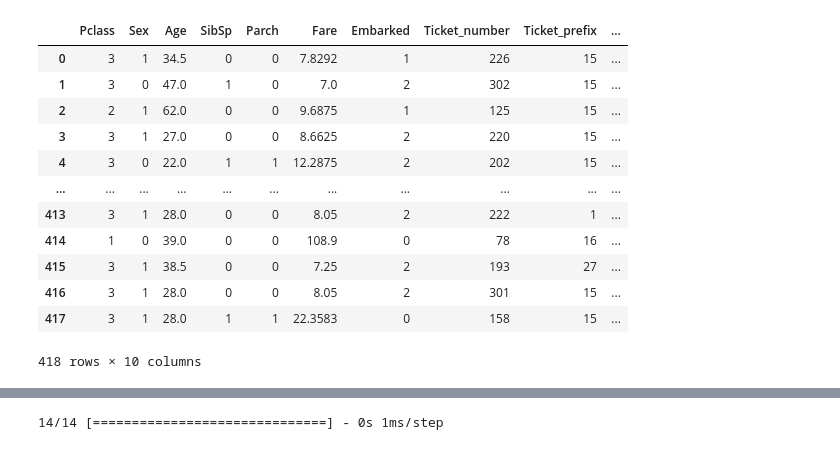
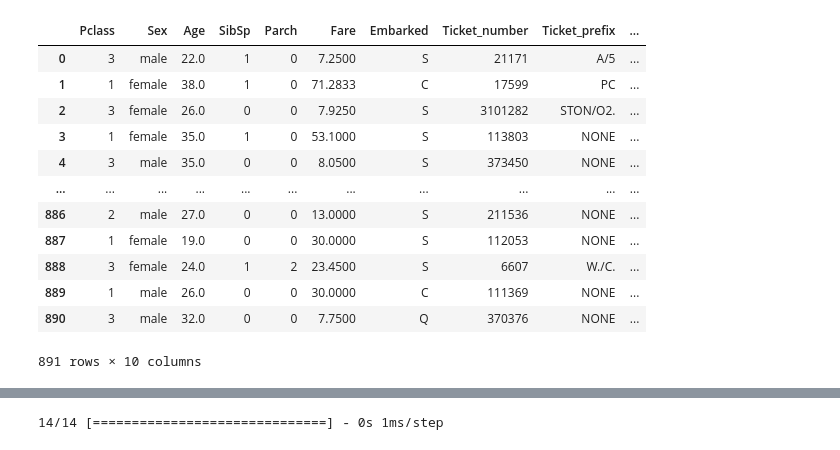
Before and after one commit to Mohamad-fcz/kaggle, a Jupyter notebook: Titanic - Machine Learning from Disaster/TensorFlow Decision Forests.ipynb, the cells around one changed output, grey strips where cells are left out. Drawn from its saved outputs; the diff is of its cells as text; code cells hidden in the pictures.

```diff
--- a/Titanic - Machine Learning from Disaster/TensorFlow Decision Forests.ipynb
+++ b/Titanic - Machine Learning from Disaster/TensorFlow Decision Forests.ipynb
@@ -200,16 +140,16 @@ X
-# %%
-X_test
-# %% [output]
-|  | Pclass | Sex | Age | SibSp | Parch | Fare | Embarked | Ticket_number | Ticket_prefix | ... |
-| 0 | 3 | 1 | 34.5 | 0 | 0 | 7.8292 | 1 | 226 | 15 | ... |
-| 1 | 3 | 0 | 47.0 | 1 | 0 | 7.0 | 2 | 302 | 15 | ... |
-| 2 | 2 | 1 | 62.0 | 0 | 0 | 9.6875 | 1 | 125 | 15 | ... |
-| 3 | 3 | 1 | 27.0 | 0 | 0 | 8.6625 | 2 | 220 | 15 | ... |
-| 4 | 3 | 0 | 22.0 | 1 | 1 | 12.2875 | 2 | 202 | 15 | ... |
-| ... | ... | ... | ... | ... | ... | ... | ... | ... | ... | ... |
-| 413 | 3 | 1 | 28.0 | 0 | 0 | 8.05 | 2 | 222 | 1 | ... |
-| 414 | 1 | 0 | 39.0 | 0 | 0 | 108.9 | 0 | 78 | 16 | ... |
-| 415 | 3 | 1 | 38.5 | 0 | 0 | 7.25 | 2 | 193 | 27 | ... |
-| 416 | 3 | 1 | 28.0 | 0 | 0 | 8.05 | 2 | 301 | 15 | ... |
-| 417 | 3 | 1 | 28.0 | 1 | 1 | 22.3583 | 0 | 158 | 15 | ... |
-418 rows × 10 columns
+# %%
+preprocessed_train_df
+# %% [output]
+|  | Pclass | Sex | Age | SibSp | Parch | Fare | Embarked | Ticket_number | Ticket_prefix | ... |
+| 0 | 3 | male | 22.0 | 1 | 0 | 7.2500 | S | 21171 | A/5 | ... |
+| 1 | 1 | female | 38.0 | 1 | 0 | 71.2833 | C | 17599 | PC | ... |
+| 2 | 3 | female | 26.0 | 0 | 0 | 7.9250 | S | 3101282 | STON/O2. | ... |
+| 3 | 1 | female | 35.0 | 1 | 0 | 53.1000 | S | 113803 | NONE | ... |
+| 4 | 3 | male | 35.0 | 0 | 0 | 8.0500 | S | 373450 | NONE | ... |
+| ... | ... | ... | ... | ... | ... | ... | ... | ... | ... | ... |
+| 886 | 2 | male | 27.0 | 0 | 0 | 13.0000 | S | 211536 | NONE | ... |
+| 887 | 1 | female | 19.0 | 0 | 0 | 30.0000 | S | 112053 | NONE | ... |
+| 888 | 3 | female | 24.0 | 1 | 2 | 23.4500 | S | 6607 | W./C. | ... |
+| 889 | 1 | male | 26.0 | 0 | 0 | 30.0000 | C | 111369 | NONE | ... |
+| 890 | 3 | male | 32.0 | 0 | 0 | 7.7500 | Q | 370376 | NONE | ... |
+891 rows × 10 columns
```
Also changed, not shown: parts of 25 cells of this notebook.
